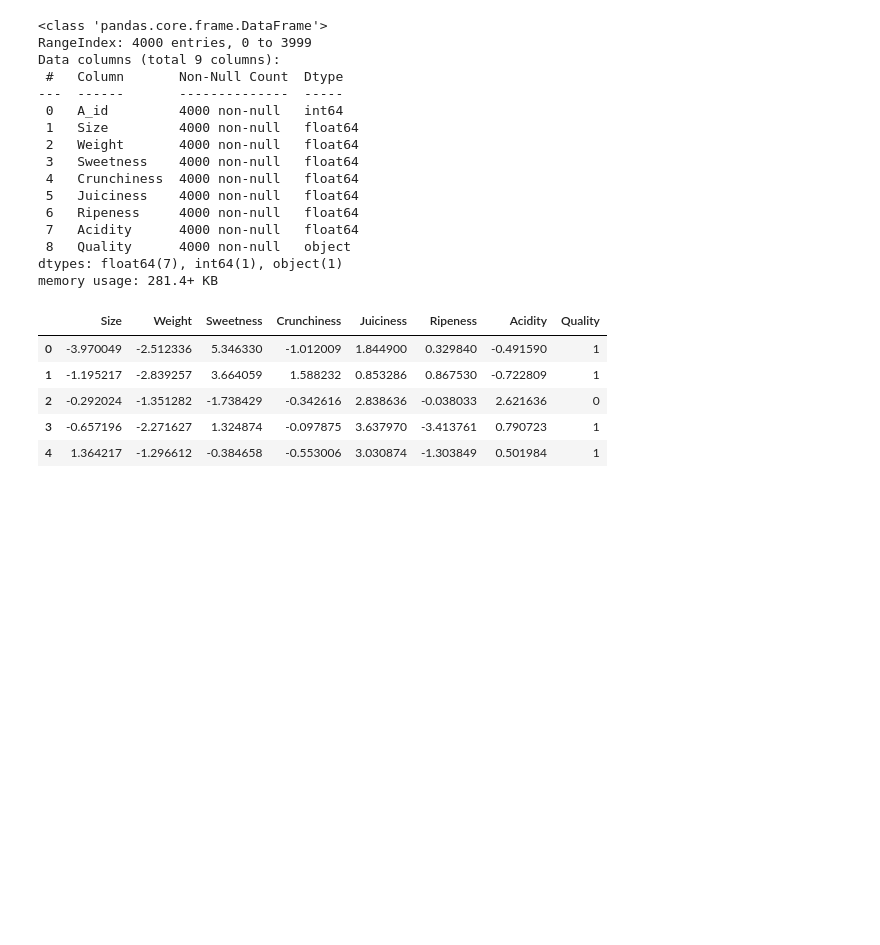
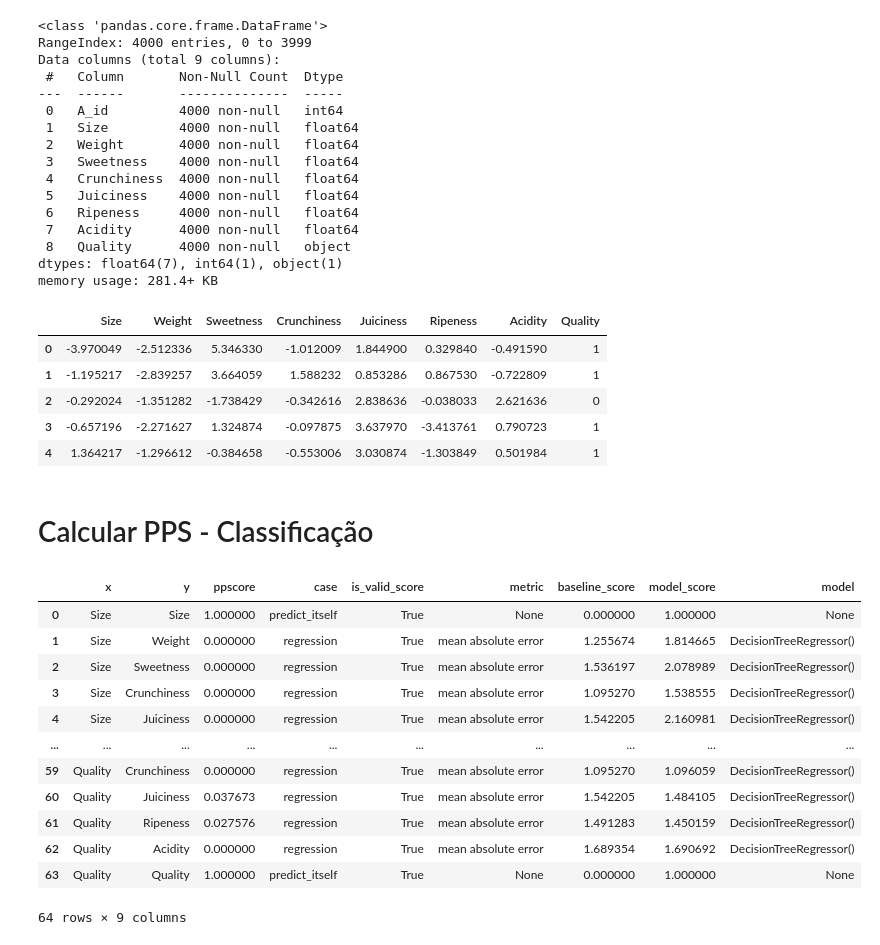
Before and after one commit to angelomedeiros/formacao-ia-supervisionado-complemento, a Jupyter notebook: pps.ipynb, the cells around one changed output. Drawn from its saved outputs; the diff is of its cells as text; code cells hidden in the pictures; blank space fills up the shorter version.

```diff
--- a/pps.ipynb
+++ b/pps.ipynb
@@ -224,3 +224,23 @@ df_fruit.head()
 | 2 | -0.292024 | -1.351282 | -1.738429 | -0.342616 | 2.838636 | -0.038033 | 2.621636 | 0 |
 | 3 | -0.657196 | -2.271627 | 1.324874 | -0.097875 | 3.637970 | -3.413761 | 0.790723 | 1 |
 | 4 | 1.364217 | -1.296612 | -0.384658 | -0.553006 | 3.030874 | -1.303849 | 0.501984 | 1 |
+# %% [markdown]
+# Calcular PPS - Classificação
+# %%
+# Calcular PPS entre as variáveis
+pps_matrix_class = pps.matrix(df_fruit)
+pps_matrix_class
+# %% [output]
+|  | x | y | ppscore | case | is_valid_score | metric | baseline_score | model_score | model |
+| 0 | Size | Size | 1.000000 | predict_itself | True | None | 0.000000 | 1.000000 | None |
+| 1 | Size | Weight | 0.000000 | regression | True | mean absolute error | 1.255674 | 1.814665 | DecisionTreeRegressor() |
+| 2 | Size | Sweetness | 0.000000 | regression | True | mean absolute error | 1.536197 | 2.078989 | DecisionTreeRegressor() |
+| 3 | Size | Crunchiness | 0.000000 | regression | True | mean absolute error | 1.095270 | 1.538555 | DecisionTreeRegressor() |
+| 4 | Size | Juiciness | 0.000000 | regression | True | mean absolute error | 1.542205 | 2.160981 | DecisionTreeRegressor() |
+| ... | ... | ... | ... | ... | ... | ... | ... | ... | ... |
+| 59 | Quality | Crunchiness | 0.000000 | regression | True | mean absolute error | 1.095270 | 1.096059 | DecisionTreeRegressor() |
+| 60 | Quality | Juiciness | 0.037673 | regression | True | mean absolute error | 1.542205 | 1.484105 | DecisionTreeRegressor() |
+| 61 | Quality | Ripeness | 0.027576 | regression | True | mean absolute error | 1.491283 | 1.450159 | DecisionTreeRegressor() |
+| 62 | Quality | Acidity | 0.000000 | regression | True | mean absolute error | 1.689354 | 1.690692 | DecisionTreeRegressor() |
+| 63 | Quality | Quality | 1.000000 | predict_itself | True | None | 0.000000 | 1.000000 | None |
+64 rows × 9 columns
```
Also changed, not shown: parts of 13 cells of this notebook.
